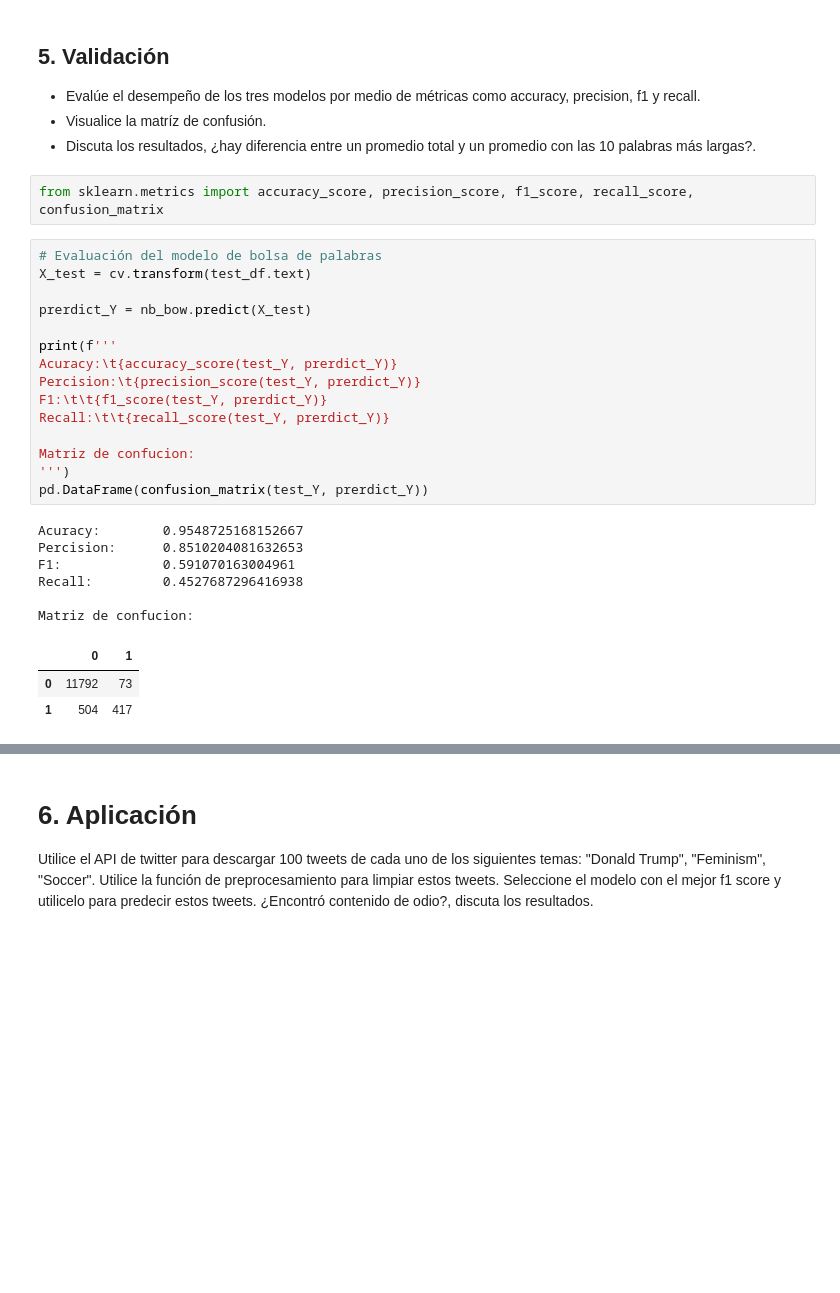
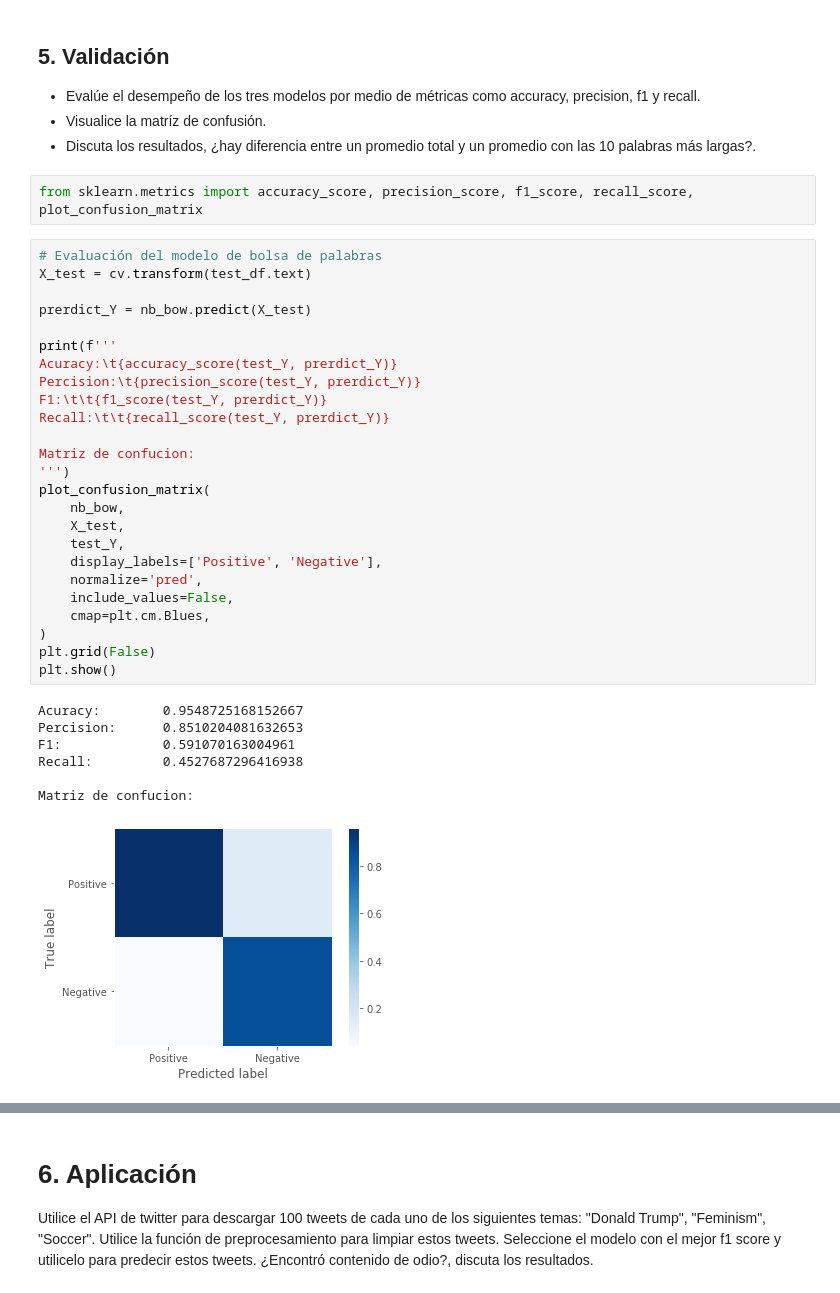
Before and after one commit to juan19932carlos/Notebooks, a Jupyter notebook: NLP/Talleres/taller_clasificacion.ipynb, the cells around one changed output, grey strips where cells are left out. Drawn from its saved outputs; the diff is of its cells as text; blank space fills up the shorter version.

```diff
--- a/NLP/Talleres/taller_clasificacion.ipynb
+++ b/NLP/Talleres/taller_clasificacion.ipynb
@@ -460,29 +496,37 @@ print(f'{gnb_v2.score(X_test, test_Y) * 100:.2f}% de acuracy para Naive Bayes co
 * Visualice la matríz de confusión.
 * Discuta los resultados, ¿hay diferencia entre un promedio total y un promedio con las 10 palabras más largas?.
 # %%
-from sklearn.metrics import accuracy_score, precision_score, f1_score, recall_score, confusion_matrix
+from sklearn.metrics import accuracy_score, precision_score, f1_score, recall_score, plot_confusion_matrix
 # %%
 # Evaluación del modelo de bolsa de palabras
 X_test = cv.transform(test_df.text)
 
 prerdict_Y = nb_bow.predict(X_test)
 
 print(f'''
 Acuracy:\t{accuracy_score(test_Y, prerdict_Y)}
 Percision:\t{precision_score(test_Y, prerdict_Y)}
 F1:\t\t{f1_score(test_Y, prerdict_Y)}
 Recall:\t\t{recall_score(test_Y, prerdict_Y)}
 
 Matriz de confucion:
 ''')
-pd.DataFrame(confusion_matrix(test_Y, prerdict_Y))
+plot_confusion_matrix(
+    nb_bow,
+    X_test,
+    test_Y,
+    display_labels=['Positive', 'Negative'],
+    normalize='pred',
+    include_values=False,
+    cmap=plt.cm.Blues,
+)
+plt.grid(False)
+plt.show()
 # %% [output]
 Acuracy:        0.9548725168152667
 Percision:      0.8510204081632653
 F1:             0.591070163004961
 Recall:         0.4527687296416938
 
 Matriz de confucion:
-|  | 0 | 1 |
-| 0 | 11792 | 73 |
-| 1 | 504 | 417 |
+[figure, added]
```
Also changed, not shown: parts of 30 cells of this notebook.
